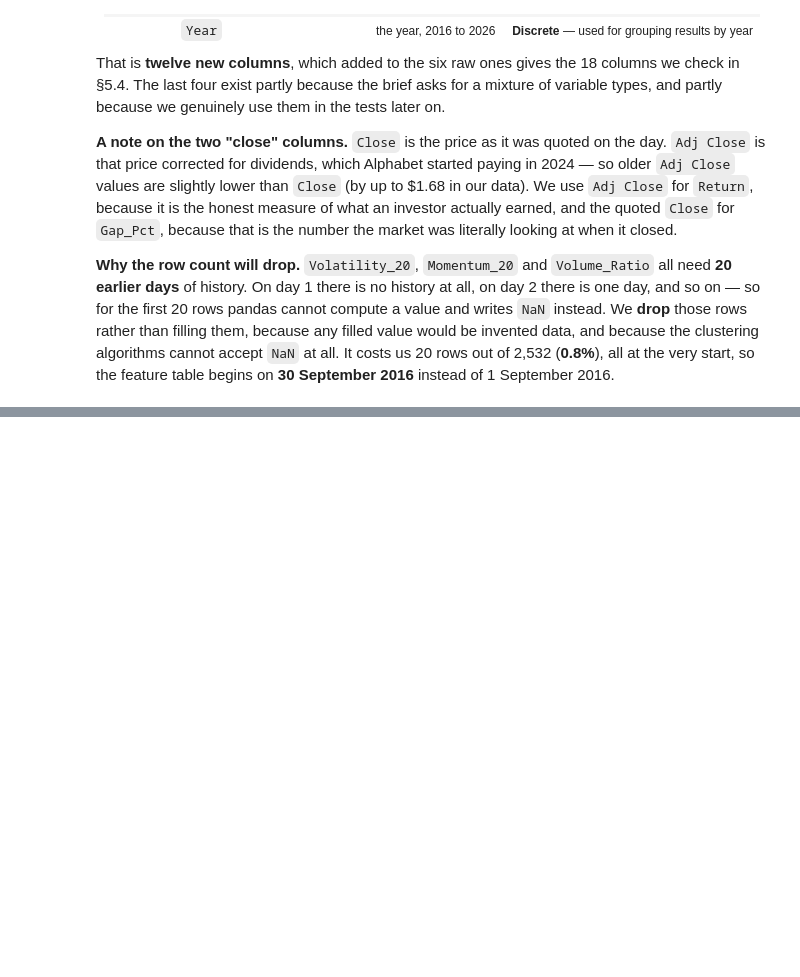
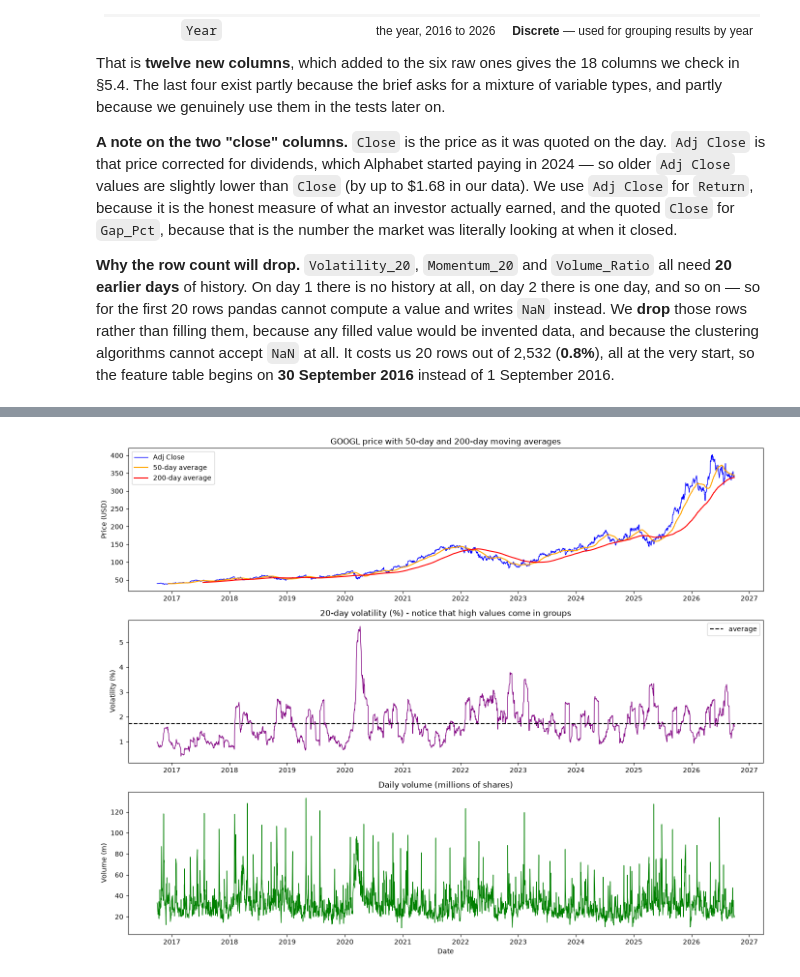
Before and after one commit to zawmoehtike-cct/CA1MLB-2026230, a Jupyter notebook: CA1MLB.ipynb, the cells around one changed output, grey strips where cells are left out. Drawn from its saved outputs; the diff is of its cells as text; code cells hidden in the pictures; blank space fills up the shorter version.

```diff
--- a/CA1MLB.ipynb
+++ b/CA1MLB.ipynb
@@ -389,0 +419,29 @@ Final shape: (2512, 18)
+# %%
+# Plot 1: price, volatility and volume
+fig, ax = plt.subplots(3, 1, figsize=(14, 11))
+
+# Top plot: the price with two moving averages
+ax[0].plot(feat.index, feat['Adj Close'], color='blue', linewidth=1, label='Adj Close')
+ax[0].plot(feat.index, feat['Adj Close'].rolling(50).mean(), color='orange', label='50-day average')
+ax[0].plot(feat.index, feat['Adj Close'].rolling(200).mean(), color='red', label='200-day average')
+ax[0].set_title('GOOGL price with 50-day and 200-day moving averages')
+ax[0].set_ylabel('Price (USD)')
+ax[0].legend()
+
+# Middle plot: the 20-day volatility
+ax[1].plot(feat.index, feat['Volatility_20'], color='purple', linewidth=1)
+ax[1].axhline(feat['Volatility_20'].mean(), color='black', linestyle='--', label='average')
+ax[1].set_title('20-day volatility (%) - notice that high values come in groups')
+ax[1].set_ylabel('Volatility (%)')
+ax[1].legend()
+
+# Bottom plot: the volume
+ax[2].plot(feat.index, feat['Volume'] / 1000000, color='green', linewidth=1)
+ax[2].set_title('Daily volume (millions of shares)')
+ax[2].set_ylabel('Volume (m)')
+ax[2].set_xlabel('Date')
+
+plt.tight_layout()
+plt.show()
+# %% [output]
+[figure, added]
```
Also changed, not shown: parts of 9 cells of this notebook.
